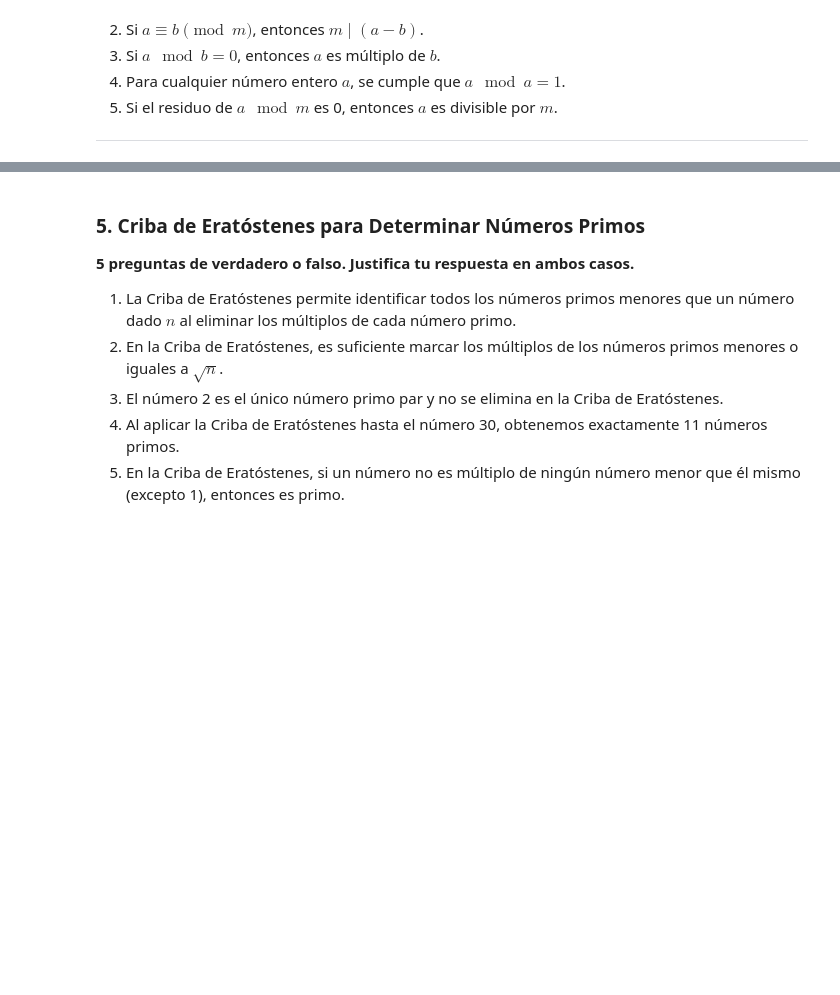
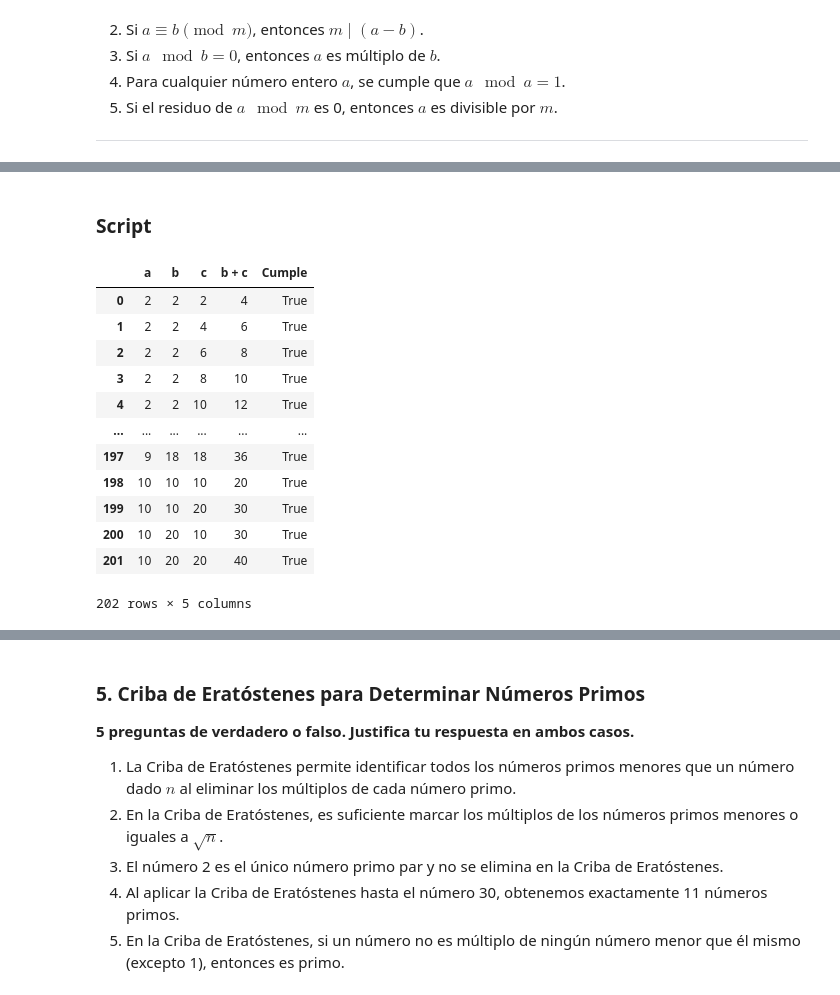
Before and after one commit to marco-canas/5_Fundamentos-de-la-aritm-tica, a Jupyter notebook: evaluacion/3_parcial_enteros/2_eval_enteros_feedback.ipynb, the cells around one changed output, grey strips where cells are left out. Cells and saved outputs as stored; diff of their text form; code cells hidden in the pictures; blank space fills up the shorter version.

```diff
--- a/evaluacion/3_parcial_enteros/2_eval_enteros_feedback.ipynb
+++ b/evaluacion/3_parcial_enteros/2_eval_enteros_feedback.ipynb
@@ -1011,0 +1017,48 @@ descomponer_en_primos(504), numero_de_divisores(504)
+# %% [markdown]
+
+### Script
+# %%
+# Podemos exibir que en computación, primero se revisa la hipótesis y luego
+# se revisa el complimiento de la tesis.
+import pandas as pd
+import plotly.express as px
+
+# Función para determinar si un número divide a otro
+def es_divisible(x, y):
+    return y % x == 0
+
+# Generación de datos
+a_values = range(2, 11)  # Valores de a
+b_values = range(2, 21)  # Valores de b
+c_values = range(2, 21)  # Valores de c
+
+# Lista para almacenar los resultados
+data = []
+
+for a in a_values:
+    for b in b_values:
+        for c in c_values:
+            if es_divisible(a, b) and es_divisible(a, c):
+                suma = b + c
+                cumple = es_divisible(a, suma)
+                data.append({'a': a, 'b': b, 'c': c, 'b + c': suma, 'Cumple': cumple})
+
+# Crear un DataFrame
+df = pd.DataFrame(data)
+
+# Mostrar el DataFrame
+df
+# %% [output]
+|  | a | b | c | b + c | Cumple |
+| 0 | 2 | 2 | 2 | 4 | True |
+| 1 | 2 | 2 | 4 | 6 | True |
+| 2 | 2 | 2 | 6 | 8 | True |
+| 3 | 2 | 2 | 8 | 10 | True |
+| 4 | 2 | 2 | 10 | 12 | True |
+| ... | ... | ... | ... | ... | ... |
+| 197 | 9 | 18 | 18 | 36 | True |
+| 198 | 10 | 10 | 10 | 20 | True |
+| 199 | 10 | 10 | 20 | 30 | True |
+| 200 | 10 | 20 | 10 | 30 | True |
+| 201 | 10 | 20 | 20 | 40 | True |
+202 rows × 5 columns
```
Also changed, not shown: parts of 9 cells of this notebook.
